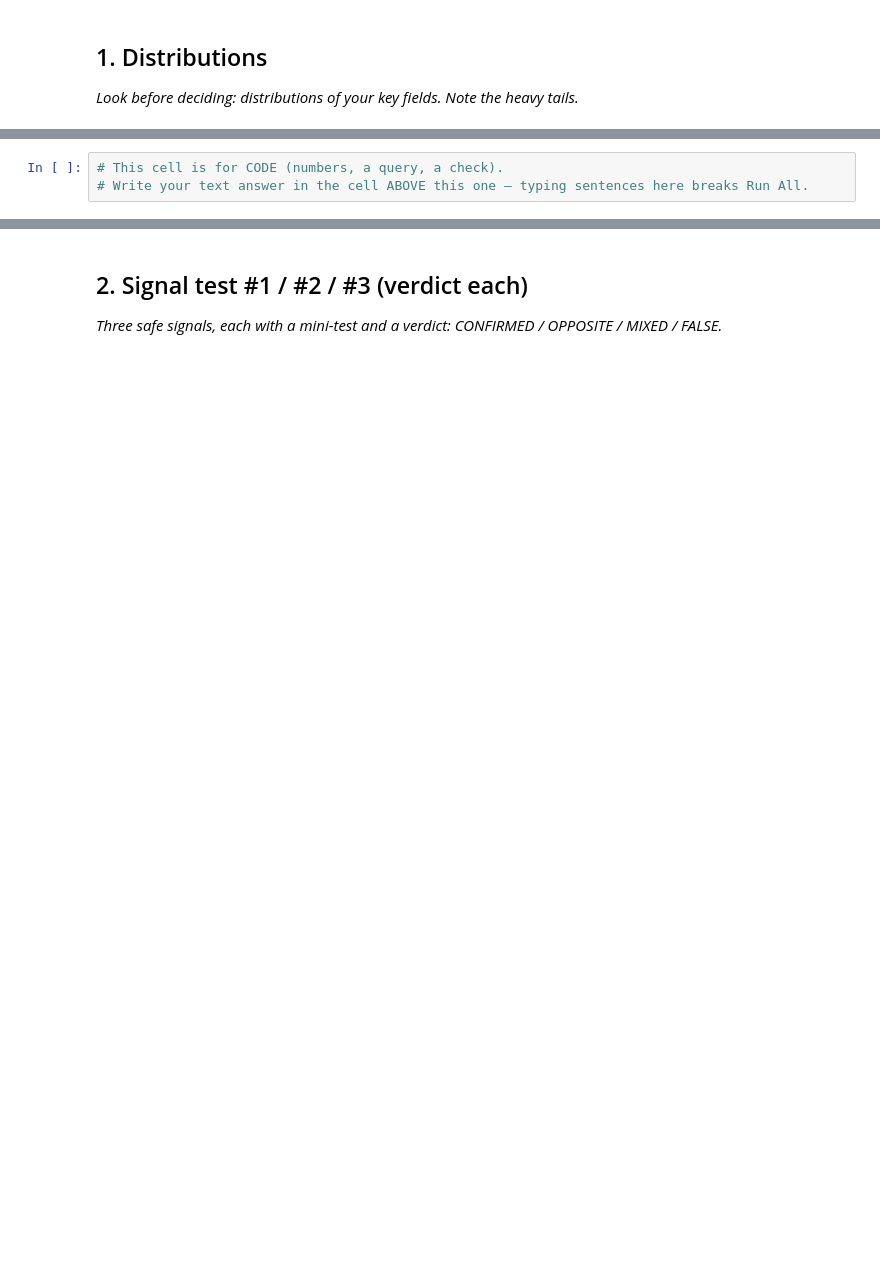
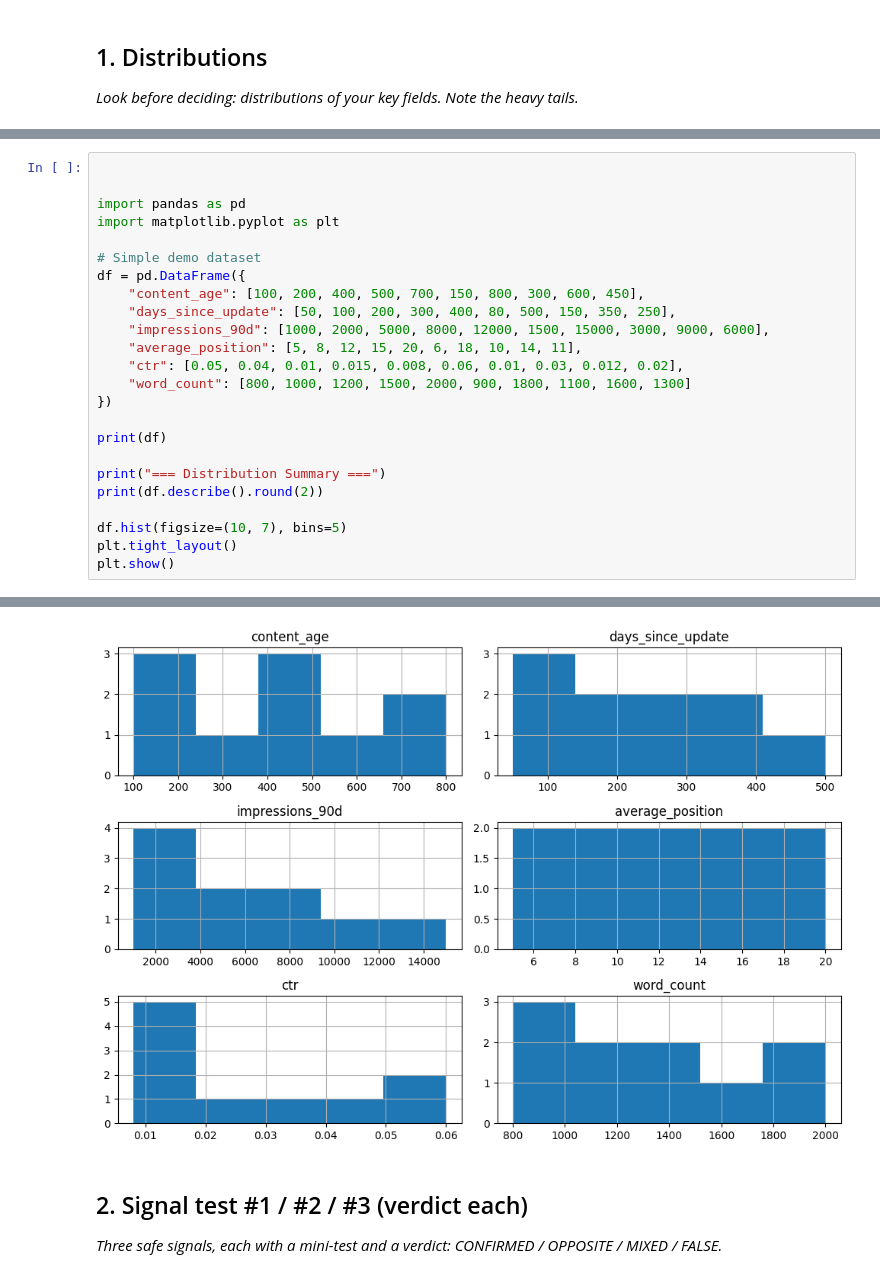
Before and after one commit to umarali8/flyrank-ml-internship, a Jupyter notebook: work/notebooks/w04_signal_audit.ipynb, the cells around one changed output, grey strips where cells are left out. Saved outputs shown, nothing was run; the diff lists cells and outputs as text; blank space fills up the shorter version.

```diff
--- a/work/notebooks/w04_signal_audit.ipynb
+++ b/work/notebooks/w04_signal_audit.ipynb
@@ -13,3 +19,25 @@ This skeleton is yours to fill. Work the sections **in order** — each one has
 # %%
-# This cell is for CODE (numbers, a query, a check).
-# Write your text answer in the cell ABOVE this one — typing sentences here breaks Run All.
+
+
+import pandas as pd
+import matplotlib.pyplot as plt
+
+# Simple demo dataset
+df = pd.DataFrame({
+    "content_age": [100, 200, 400, 500, 700, 150, 800, 300, 600, 450],
+    "days_since_update": [50, 100, 200, 300, 400, 80, 500, 150, 350, 250],
+    "impressions_90d": [1000, 2000, 5000, 8000, 12000, 1500, 15000, 3000, 9000, 6000],
+    "average_position": [5, 8, 12, 15, 20, 6, 18, 10, 14, 11],
+    "ctr": [0.05, 0.04, 0.01, 0.015, 0.008, 0.06, 0.01, 0.03, 0.012, 0.02],
+    "word_count": [800, 1000, 1200, 1500, 2000, 900, 1800, 1100, 1600, 1300]
+})
+
+print(df)
+
+print("=== Distribution Summary ===")
+print(df.describe().round(2))
+
+df.hist(figsize=(10, 7), bins=5)
+plt.tight_layout()
+plt.show()
+# %% [output]
@@ -16,3 +61,4 @@ This skeleton is yours to fill. Work the sections **in order** — each one has
+[figure, added]
 # %% [markdown]
 ## 2. Signal test #1 / #2 / #3 (verdict each)
 
```
Also changed, not shown: parts of 6 cells of this notebook.
